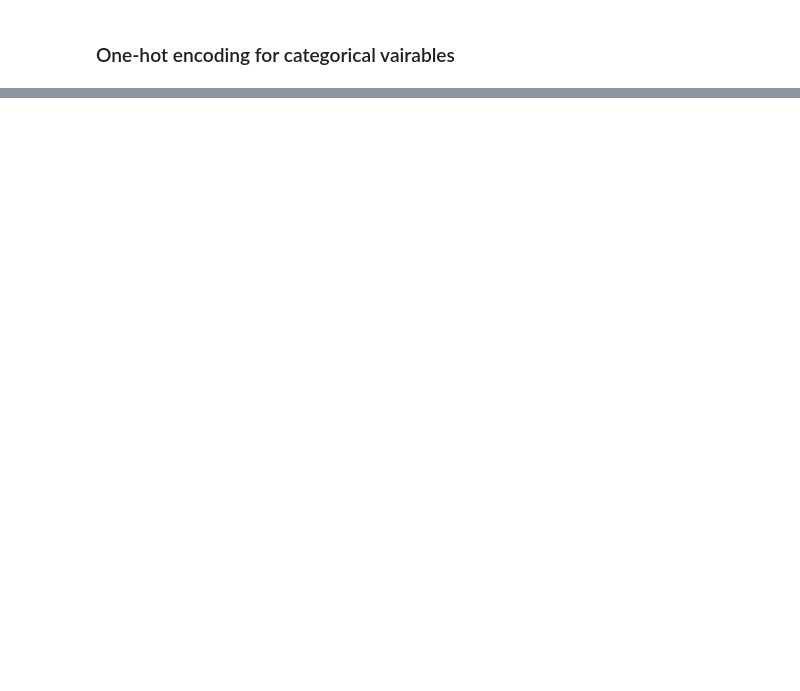
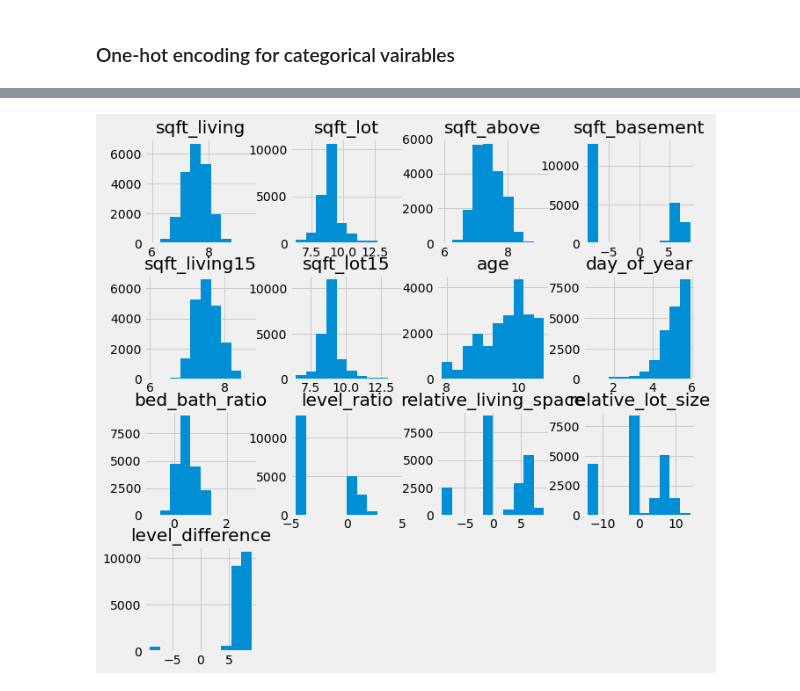
Before and after one commit to Zeth-Abney/Flatiron-school, a Jupyter notebook: phase-2/PROJECT/EDA-two.ipynb, the cells around one changed output, grey strips where cells are left out. Cells and saved outputs as stored; diff of their text form; code cells hidden in the pictures; blank space fills up the shorter version.

Commit message:
lots of EDA and data engineering, EDA2

```diff
--- a/phase-2/PROJECT/EDA-two.ipynb
+++ b/phase-2/PROJECT/EDA-two.ipynb
@@ -213,0 +240,28 @@ Assumtion check:
+# %%
+cont_log = pd.DataFrame([])
+
+cont_log['sqft_living'] = np.log(X['sqft_living'])
+cont_log['sqft_lot'] = np.log(X['sqft_lot'])
+cont_log['sqft_above'] = np.log(X['sqft_above'])
+cont_log['sqft_basement'] = np.log(X['sqft_basement']) # too many -inf
+cont_log['sqft_living15'] = np.log(X['sqft_living15'])
+cont_log['sqft_lot15'] = np.log(X['sqft_lot15'])
+cont_log['age'] = np.log(X['age'])
+cont_log['day_of_year'] = np.log(X['day_of_year'])
+cont_log['bed_bath_ratio'] = np.log(X['bed_bath_ratio'])
+cont_log['level_ratio'] = np.log(X['level_ratio']) # too many -inf
+cont_log['relative_living_space'] = np.log(X['relative_living_space']) # NaN should be 0
+cont_log['relative_lot_size'] = np.log(X['relative_lot_size']) # more -inf, NaN should be 0
+cont_log['level_difference'] = np.log(X['level_difference'])
+
+cont_log.replace(np.NaN, 0,inplace=True)
+cont_log['sqft_basement'].replace(np.NINF,-8.480529,inplace=True)
+cont_log['level_ratio'].replace(np.NINF,-4.595120,inplace=True)
+cont_log['relative_living_space'].replace(np.NINF,-9.069928,inplace=True)
+cont_log['relative_lot_size'].replace(np.NINF,-14.019086,inplace=True)
+cont_log['level_difference'].replace(np.NINF,-8.989694,inplace=True)
+# %%
+cont_log.hist(figsize=(10,10))
+plt.show()
+# %% [output]
+[figure, added]
```
Also changed, not shown: parts of 19 cells of this notebook, 1 other file.
